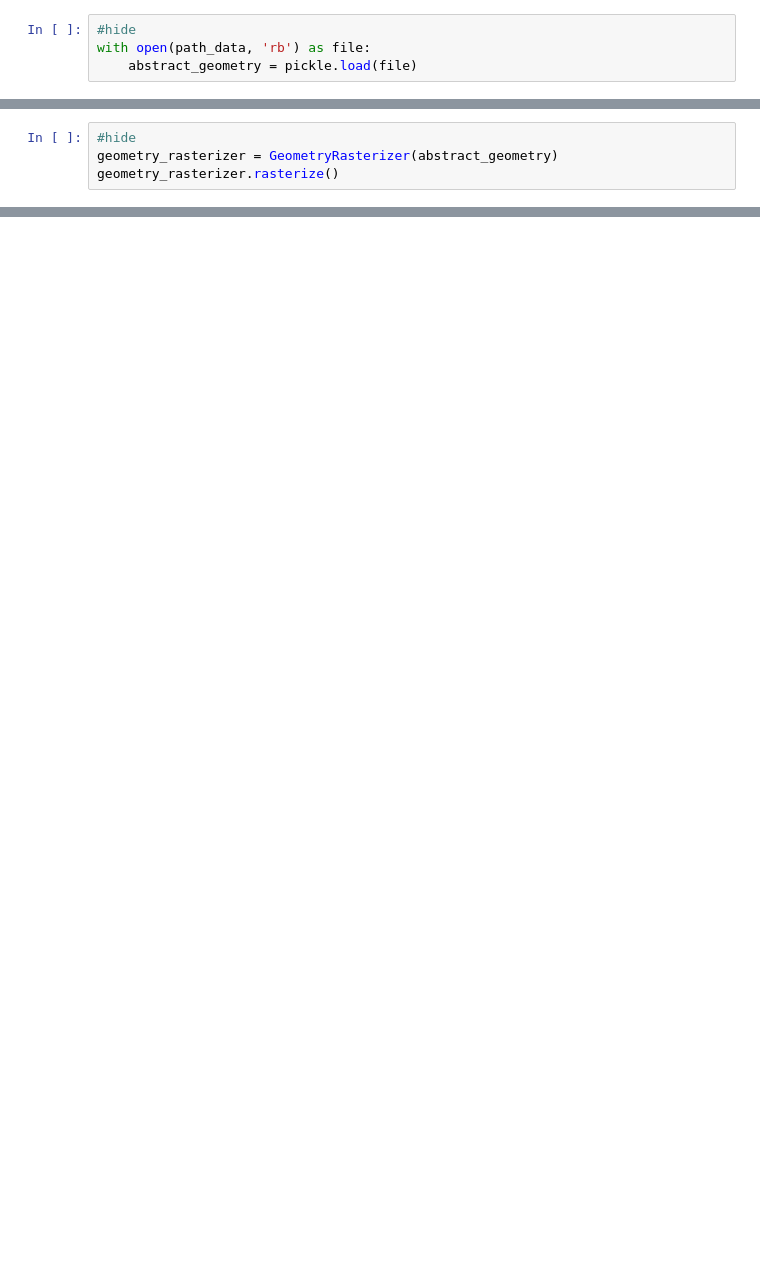
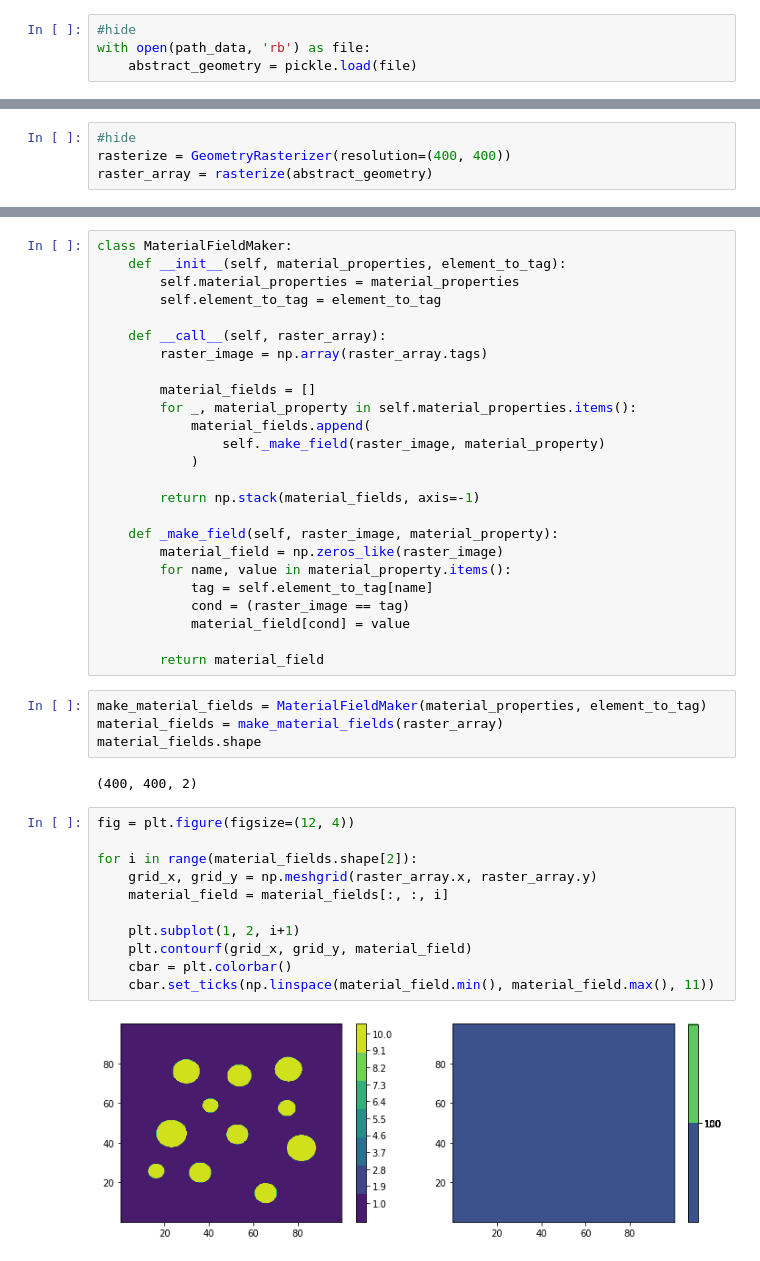
Before and after one commit to FGhavamian/accelerate_fem, a Jupyter notebook: ml/notebooks/02_input_fields.ipynb, the cells around one changed output, grey strips where cells are left out. Saved outputs shown, nothing was run; the diff lists cells and outputs as text; blank space fills up the shorter version.

```diff
--- a/ml/notebooks/02_input_fields.ipynb
+++ b/ml/notebooks/02_input_fields.ipynb
@@ -29,4 +33,4 @@ with open(path_data, 'rb') as file:
 # %%
 #hide
-geometry_rasterizer = GeometryRasterizer(abstract_geometry)
-geometry_rasterizer.rasterize()
+rasterize = GeometryRasterizer(resolution=(400, 400))
+raster_array = rasterize(abstract_geometry)
@@ -72,0 +57,44 @@ material_fields.shape
+# %%
+class MaterialFieldMaker:
+    def __init__(self, material_properties, element_to_tag):
+        self.material_properties = material_properties
+        self.element_to_tag = element_to_tag
+
+    def __call__(self, raster_array):
+        raster_image = np.array(raster_array.tags)
+
+        material_fields = []
+        for _, material_property in self.material_properties.items():
+            material_fields.append(
+                self._make_field(raster_image, material_property)
+            )
+
+        return np.stack(material_fields, axis=-1)
+
+    def _make_field(self, raster_image, material_property):
+        material_field = np.zeros_like(raster_image)
+        for name, value in material_property.items():
+            tag = self.element_to_tag[name]
+            cond = (raster_image == tag)
+            material_field[cond] = value
+
+        return material_field
+# %%
+make_material_fields = MaterialFieldMaker(material_properties, element_to_tag)
+material_fields = make_material_fields(raster_array)
+material_fields.shape
+# %% [output]
+(400, 400, 2)
+# %%
+fig = plt.figure(figsize=(12, 4))
+
+for i in range(material_fields.shape[2]):
+    grid_x, grid_y = np.meshgrid(raster_array.x, raster_array.y)
+    material_field = material_fields[:, :, i]
+
+    plt.subplot(1, 2, i+1)
+    plt.contourf(grid_x, grid_y, material_field)
+    cbar = plt.colorbar()
+    cbar.set_ticks(np.linspace(material_field.min(), material_field.max(), 11))
+# %% [output]
+[figure, added]
```
Also changed, not shown: parts of 19 cells of this notebook, 1 other file.
